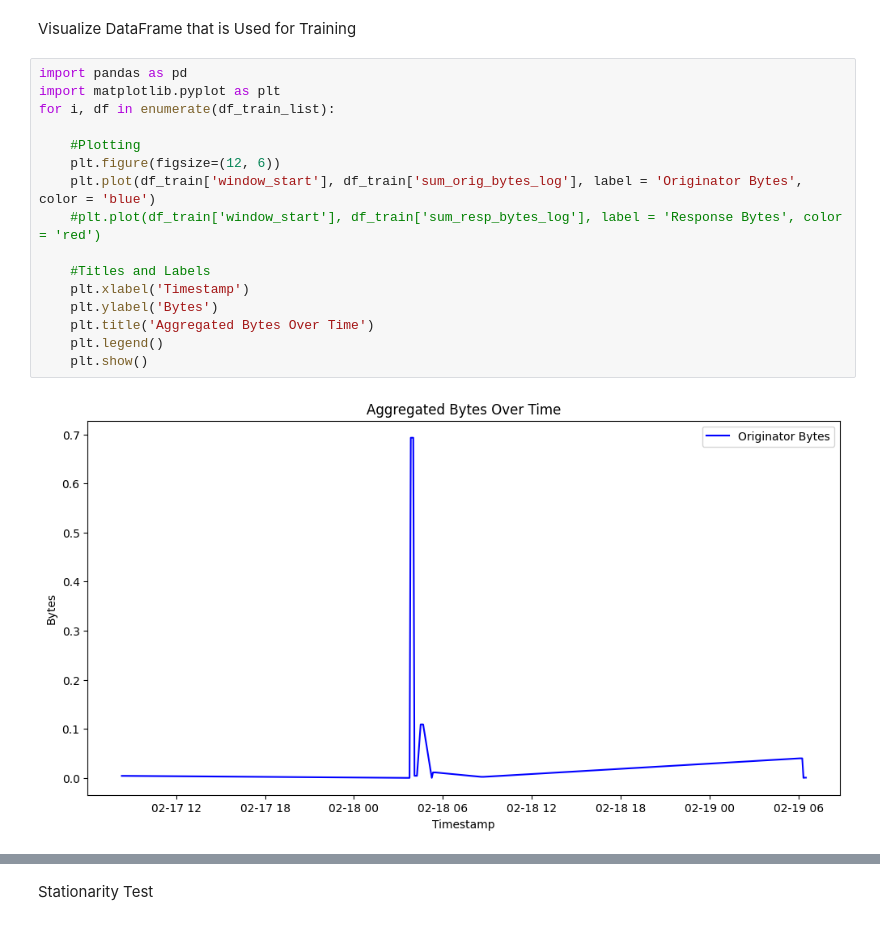
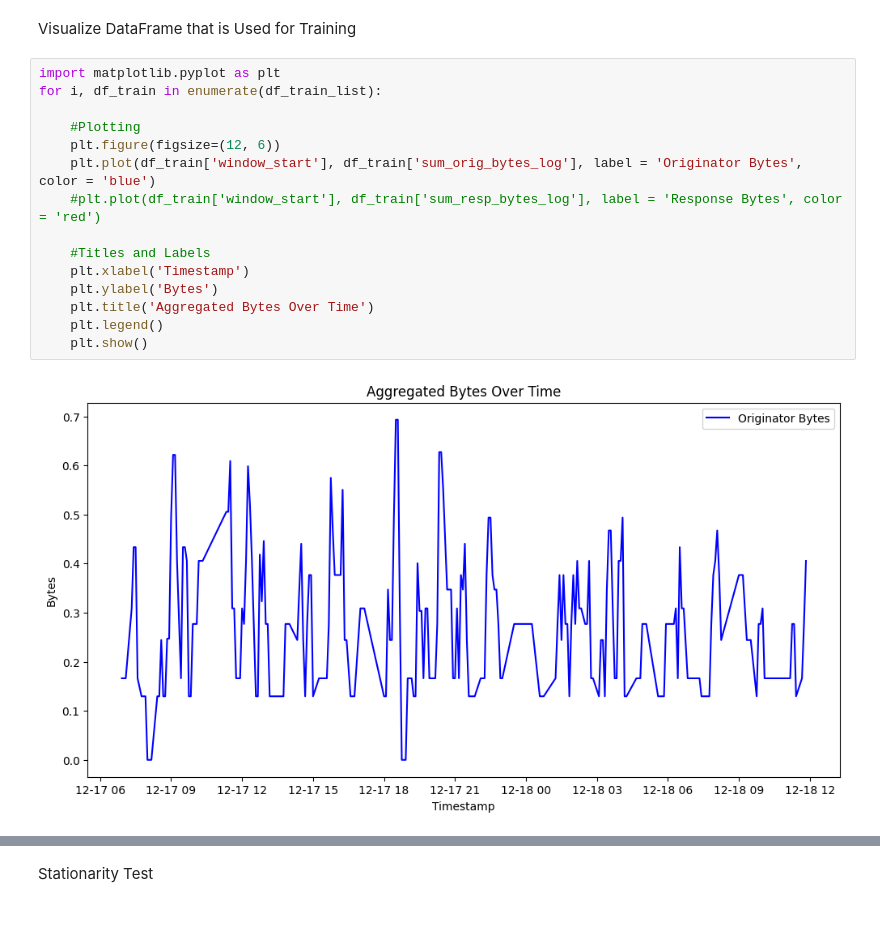
Before and after one commit to 2022-uwf-nsa-grad-project/Time-Series-Analysis, a Jupyter notebook: ARIMAModelFitStd.ipynb, the cells around one changed output, grey strips where cells are left out. Saved outputs shown, nothing was run; the diff lists cells and outputs as text.

```diff
--- a/ARIMAModelFitStd.ipynb
+++ b/ARIMAModelFitStd.ipynb
@@ -159,20 +165,19 @@ Train ARIMA Model
 # %% [markdown]
 Visualize DataFrame that is Used for Training
 # %%
-import pandas as pd
 import matplotlib.pyplot as plt
-for i, df in enumerate(df_train_list):
+for i, df_train in enumerate(df_train_list):
 
     #Plotting
     plt.figure(figsize=(12, 6))
     plt.plot(df_train['window_start'], df_train['sum_orig_bytes_log'], label = 'Originator Bytes', color = 'blue')
     #plt.plot(df_train['window_start'], df_train['sum_resp_bytes_log'], label = 'Response Bytes', color = 'red')
 
     #Titles and Labels
     plt.xlabel('Timestamp')
     plt.ylabel('Bytes')
     plt.title('Aggregated Bytes Over Time')
     plt.legend()
     plt.show()
 # %% [output]
-[figure, old version]
+[figure, new version]
```
Also changed, not shown: parts of 16 cells of this notebook.
